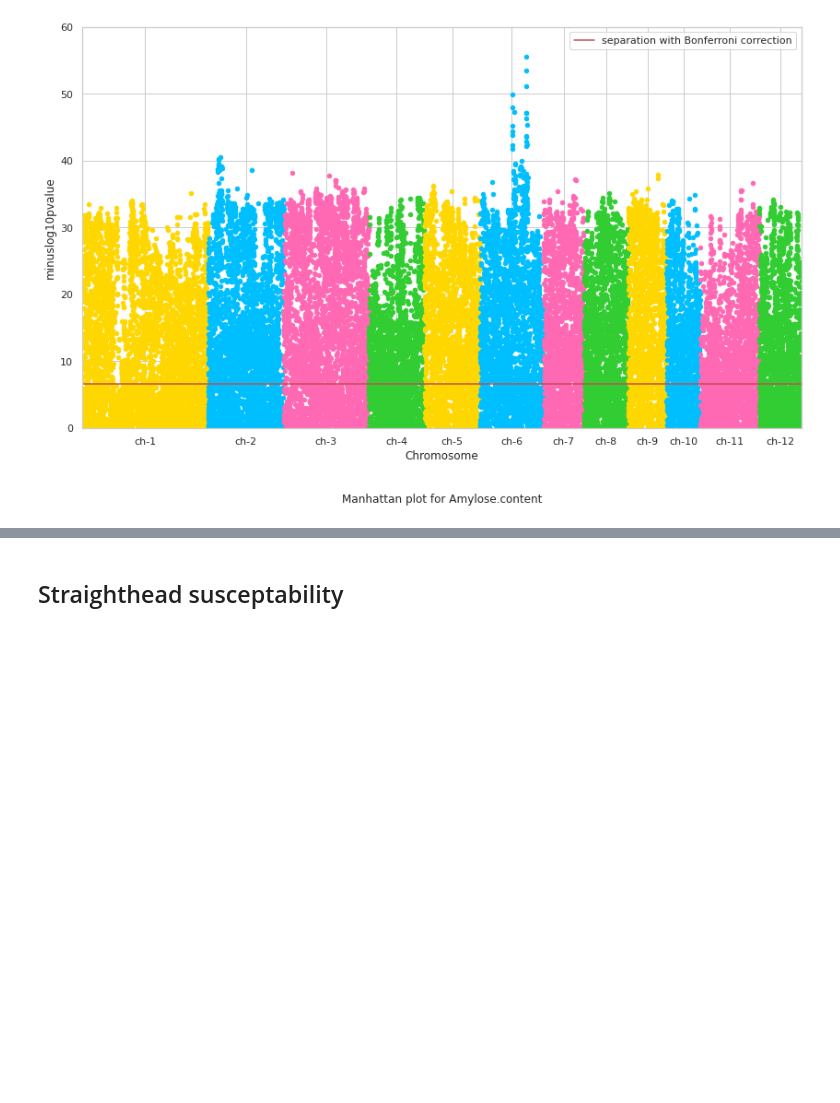
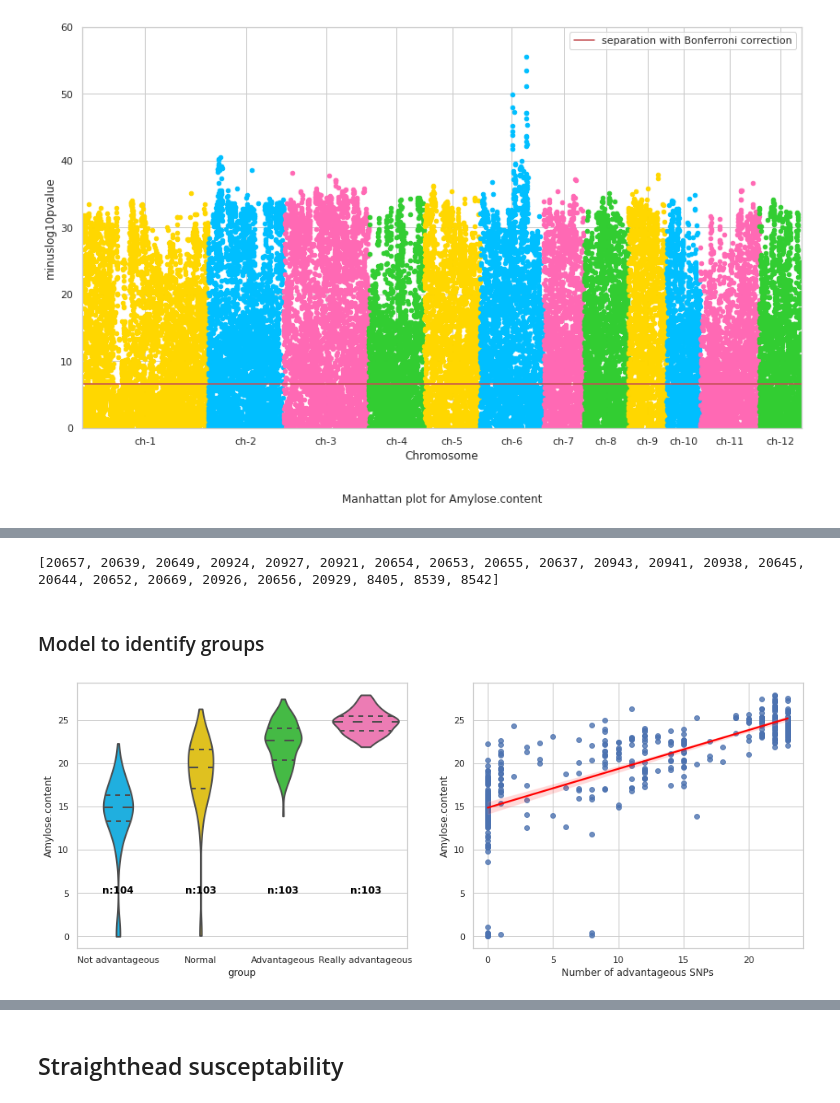
Before and after one commit to teddyalexandre/prediction-phenotype-riz-asiatique, a Jupyter notebook: Notebook/mplots.ipynb, the cells around one changed output, grey strips where cells are left out. Saved outputs shown, nothing was run; the diff lists cells and outputs as text; code cells hidden in the pictures; blank space fills up the shorter version.

```diff
--- a/Notebook/mplots.ipynb
+++ b/Notebook/mplots.ipynb
@@ -331,2 +431,10 @@ for pv, idx in bestpvalues:
 # %%
-print([i[1] for i in bestpvalues])
+print(bestpvalues_amylose)
+# %% [output]
+[20657, 20639, 20649, 20924, 20927, 20921, 20654, 20653, 20655, 20637, 20943, 20941, 20938, 20645, 20644, 20652, 20669, 20926, 20656, 20929, 8405, 8539, 8542]
+# %% [markdown]
+### Model to identify groups
+# %%
+data_amylose = identifyGroupsBasedOnAdv(bestpvalues_amylose,trait="Amylose.content",nbGroups=4)
+# %% [output]
+[figure, added]
```
Also changed, not shown: parts of 34 cells of this notebook.
